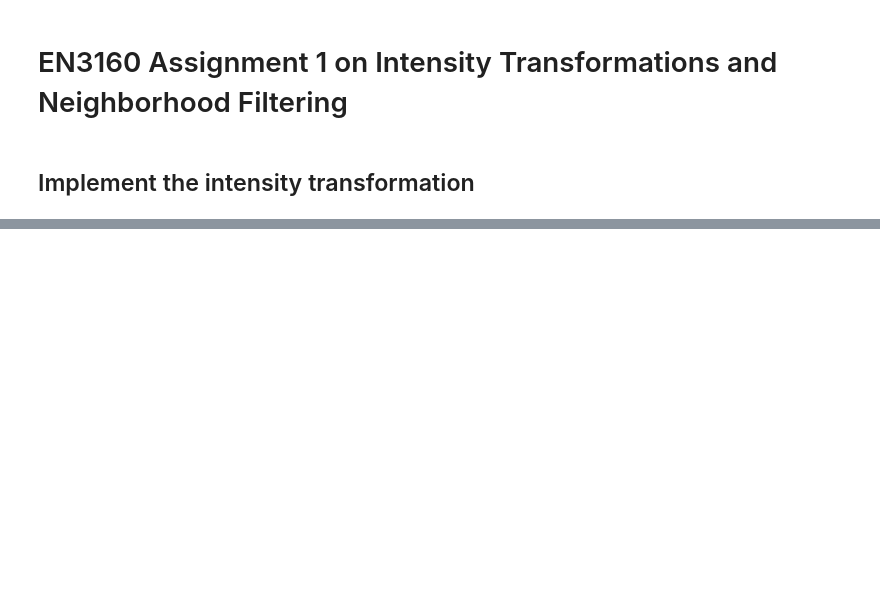
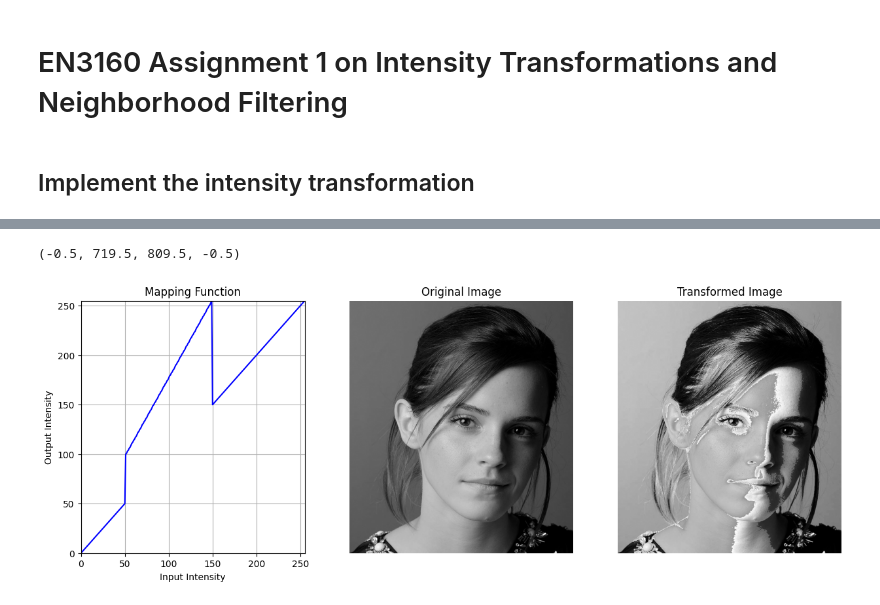
Before and after one commit to Achi-456/CV-Assignment-1, a Jupyter notebook: Assingment 1.ipynb, the cells around one changed output, grey strips where cells are left out. Drawn from its saved outputs; the diff is of its cells as text; code cells hidden in the pictures; blank space fills up the shorter version.

Commit message:
Updated image transformation code for efficiency

```diff
--- a/Assingment 1.ipynb
+++ b/Assingment 1.ipynb
@@ -47,0 +5,56 @@ plt.axis('off')
+# %%
+import cv2
+import numpy as np
+import matplotlib.pyplot as plt
+
+# Define breakpoints and mappings
+# Each tuple: (input_intensity, output_intensity)
+control_points = np.array([
+    (0, 0),
+    (50, 50),
+    (51, 100),
+    (149, 255),
+    (150, 150),
+    (255, 255)
+], dtype=np.float32)
+
+# Create LUT
+LUT = np.zeros(256, dtype=np.uint8)
+
+def linear_transform(c_point,lut ):
+    for i in range(len(c_point) - 1):
+        x1, y1 = control_points[i]
+        x2, y2 = control_points[i + 1]
+        slope = (y2 - y1) / (x2 - x1)
+        for x in range(int(x1), int(x2) + 1):
+            lut[x] = np.clip(slope * (x - x1) + y1, 0, 255)
+    return lut
+
+LUT = linear_transform(control_points, LUT)
+# Read image in grayscale
+img_orig = cv2.imread('a1images/emma.jpg', cv2.IMREAD_GRAYSCALE)
+
+plt.figure(figsize=(15, 5))
+
+plt.subplot(131)
+plt.plot(LUT, color='blue')
+plt.title('Mapping Function')
+plt.xlabel('Input Intensity')
+plt.ylabel('Output Intensity')
+plt.grid()
+plt.xlim(0, 255)
+plt.ylim(0, 255)
+
+plt.subplot(132)
+plt.imshow(img_orig, cmap='gray')
+plt.title('Original Image')
+plt.axis('off')
+
+img_transformed = cv2.LUT(img_orig, LUT)
+plt.subplot(133)
+plt.imshow(img_transformed, cmap='gray')
+plt.title('Transformed Image')
+plt.axis('off')
+# %% [output]
+(-0.5, 719.5, 809.5, -0.5)
+[figure, added]
```
Also changed, not shown: parts of 1 cell of this notebook.
